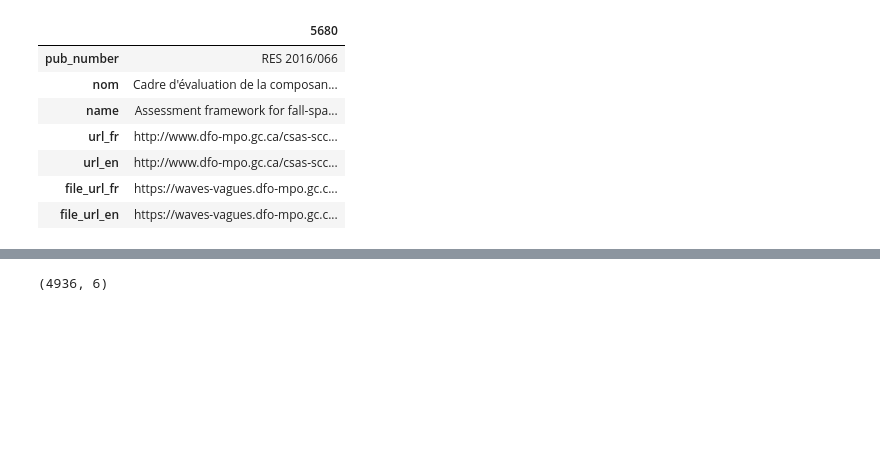
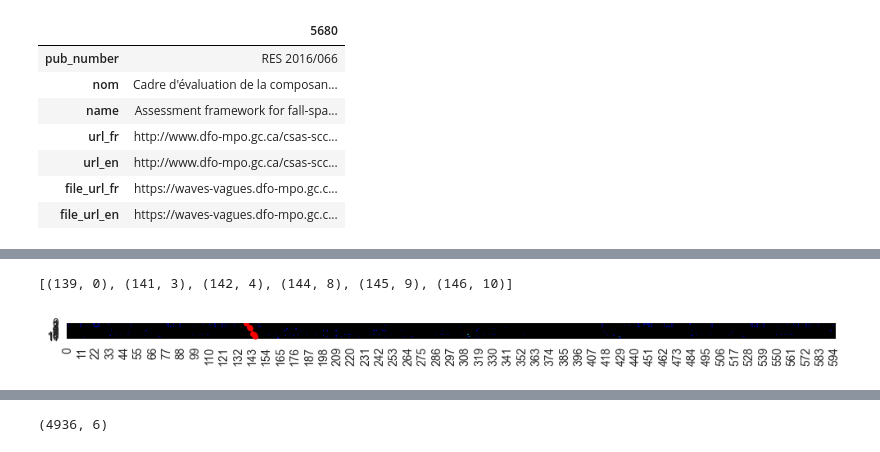
Before and after one commit to KevinCarr42/AI-Translation, a Jupyter notebook: fr_eng_cleaning_chunking.ipynb, the cells around one changed output, grey strips where cells are left out. Saved outputs shown, nothing was run; the diff lists cells and outputs as text; code cells hidden in the pictures; blank space fills up the shorter version.

```diff
--- a/fr_eng_cleaning_chunking.ipynb
+++ b/fr_eng_cleaning_chunking.ipynb
@@ -465,0 +579,10 @@ preview_publication_by_row(5607)
+# %%
+the_matrix, best_score, path = align_sentences(similarity_matrix, threshold=0.8)
+[(y, x) for (x, y) in path]
+# %% [output]
+[(139, 0), (141, 3), (142, 4), (144, 8), (145, 9), (146, 10)]
+# %%
+# looks way better with 0.8 threshold
+plot_similarity_heatmap(similarity_matrix, matched_pairs=[(y, x) for (x, y) in path])
+# %% [output]
+[figure, added]
```
Also changed, not shown: parts of 19 cells of this notebook.
